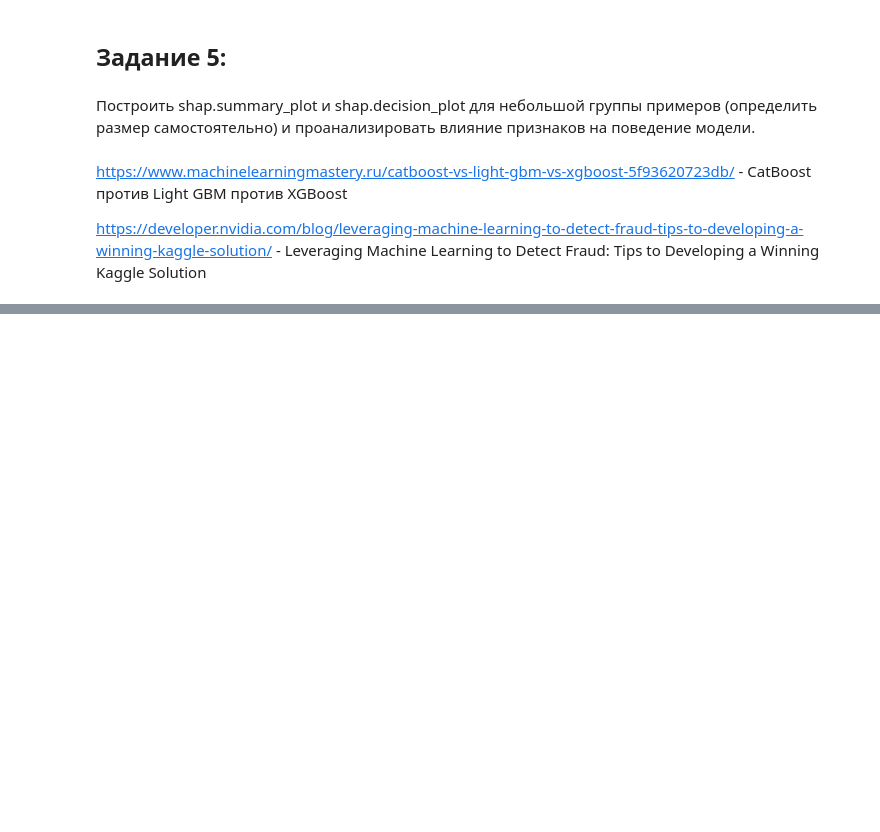
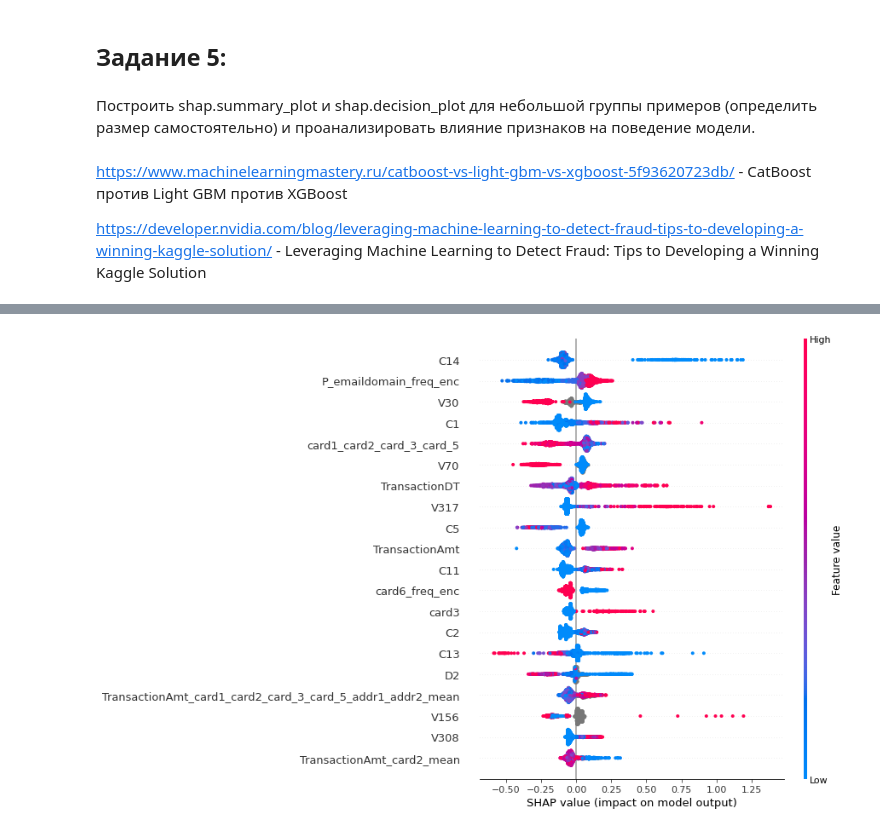
Before and after one commit to SokIL69/Sports-data-analysis-Kaggle-II, a Jupyter notebook: Lesson_6/lesson_6 hw.ipynb, the cells around one changed output, grey strips where cells are left out. Saved outputs shown, nothing was run; the diff lists cells and outputs as text; code cells hidden in the pictures; blank space fills up the shorter version.

```diff
--- a/Lesson_6/lesson_6 hw.ipynb
+++ b/Lesson_6/lesson_6 hw.ipynb
@@ -1303,0 +1393,4 @@ https://developer.nvidia.com/blog/leveraging-machine-learning-to-detect-fraud-ti
+# %%
+shap.summary_plot(shap_values, x_valid_)
+# %% [output]
+[figure, added]
```
Also changed, not shown: parts of 20 cells of this notebook, 1 other file.
